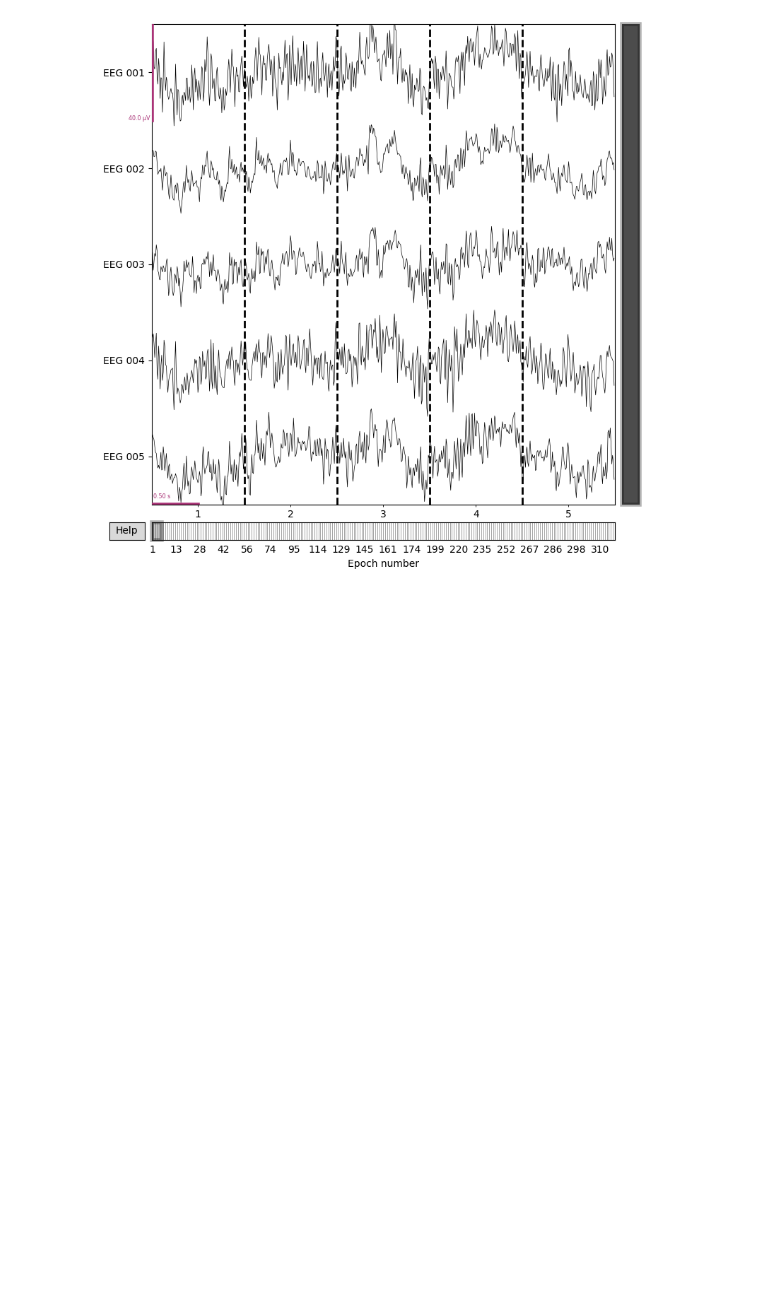
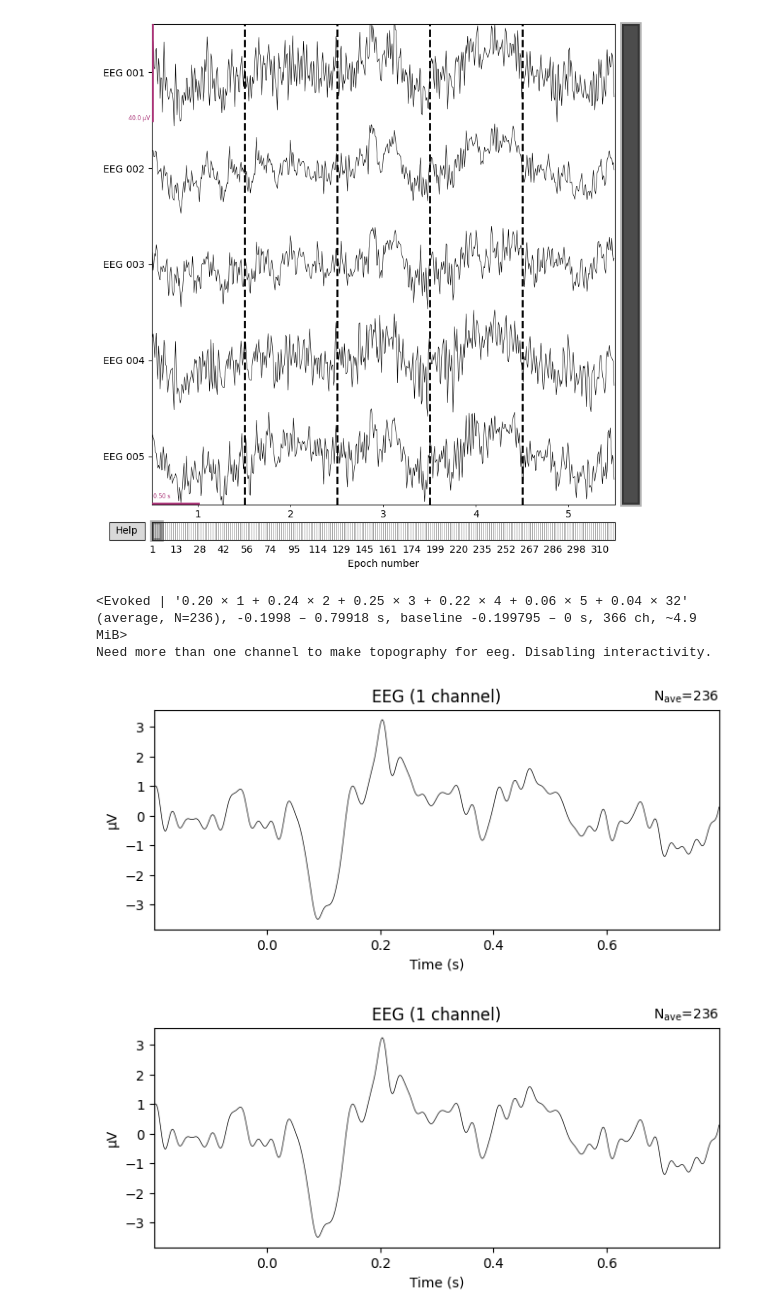
Before and after one commit to eozturk1968/neuro-pipeline, a Jupyter notebook: 01_load_and_plot.ipynb/01_load_and_plot.ipynb.ipynb, the cells around one changed output. Drawn from its saved outputs; the diff is of its cells as text; code cells hidden in the pictures; blank space fills up the shorter version.

```diff
--- a/01_load_and_plot.ipynb/01_load_and_plot.ipynb.ipynb
+++ b/01_load_and_plot.ipynb/01_load_and_plot.ipynb.ipynb
@@ -174,3 +174,24 @@ Using data from preloaded Raw for 320 events and 601 original time points ...
 Number of clean epochs: 236
 [figure]
 [figure]
+# %%
+# Step 4: Compute and plot the ERP (average across clean epochs)
+
+# 4.1 Average all clean epochs into an Evoked object
+evoked = epochs.average()
+
+# 4.2 Print a summary of the Evoked object
+print(evoked)
+
+# 4.3 Plot the ERP at your first EEG channel pick
+channel_name = raw.info['ch_names'][eeg_picks[0]]
+evoked.plot(
+    picks=[eeg_picks[0]],
+    window_title=f'ERP at channel {channel_name}',
+    time_unit='s'
+)
+# %% [output]
+<Evoked | '0.20 × 1 + 0.24 × 2 + 0.25 × 3 + 0.22 × 4 + 0.06 × 5 + 0.04 × 32' (average, N=236), -0.1998 – 0.79918 s, baseline -0.199795 – 0 s, 366 ch, ~4.9 MiB>
+Need more than one channel to make topography for eeg. Disabling interactivity.
+[figure, added]
+[figure, added]
```
Also changed, not shown: parts of 8 cells of this notebook.
